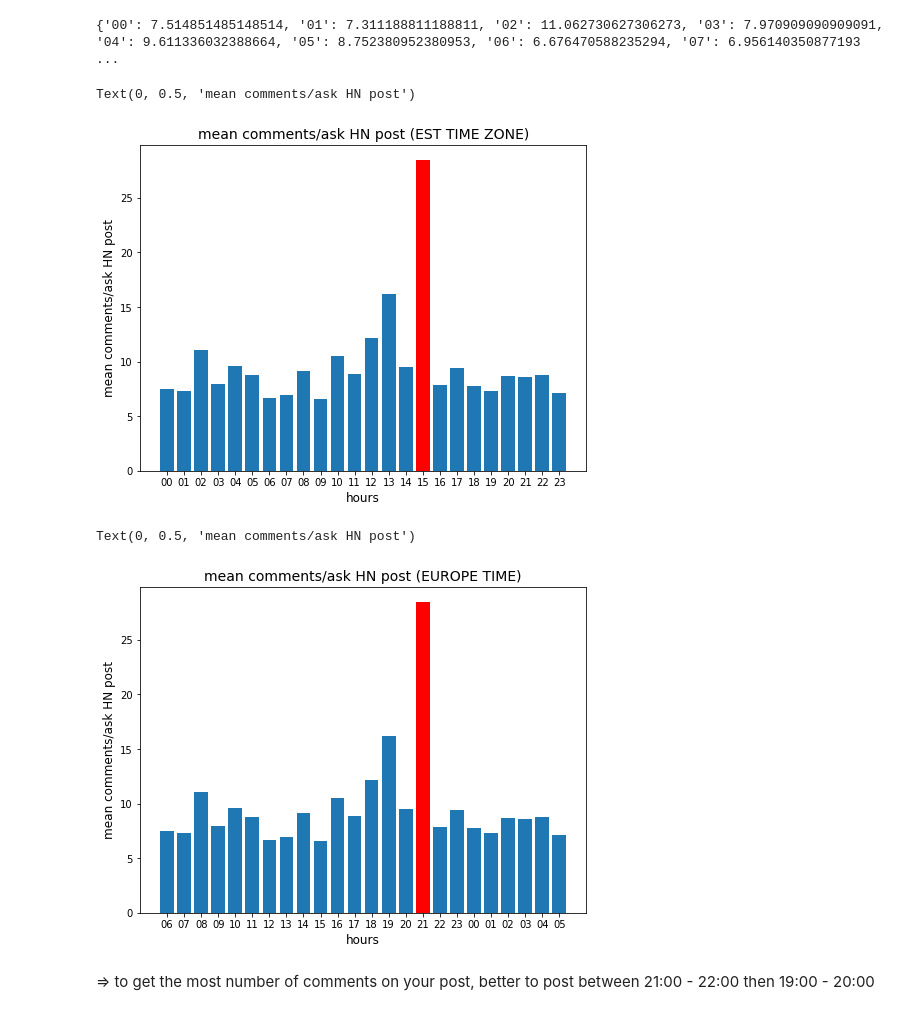
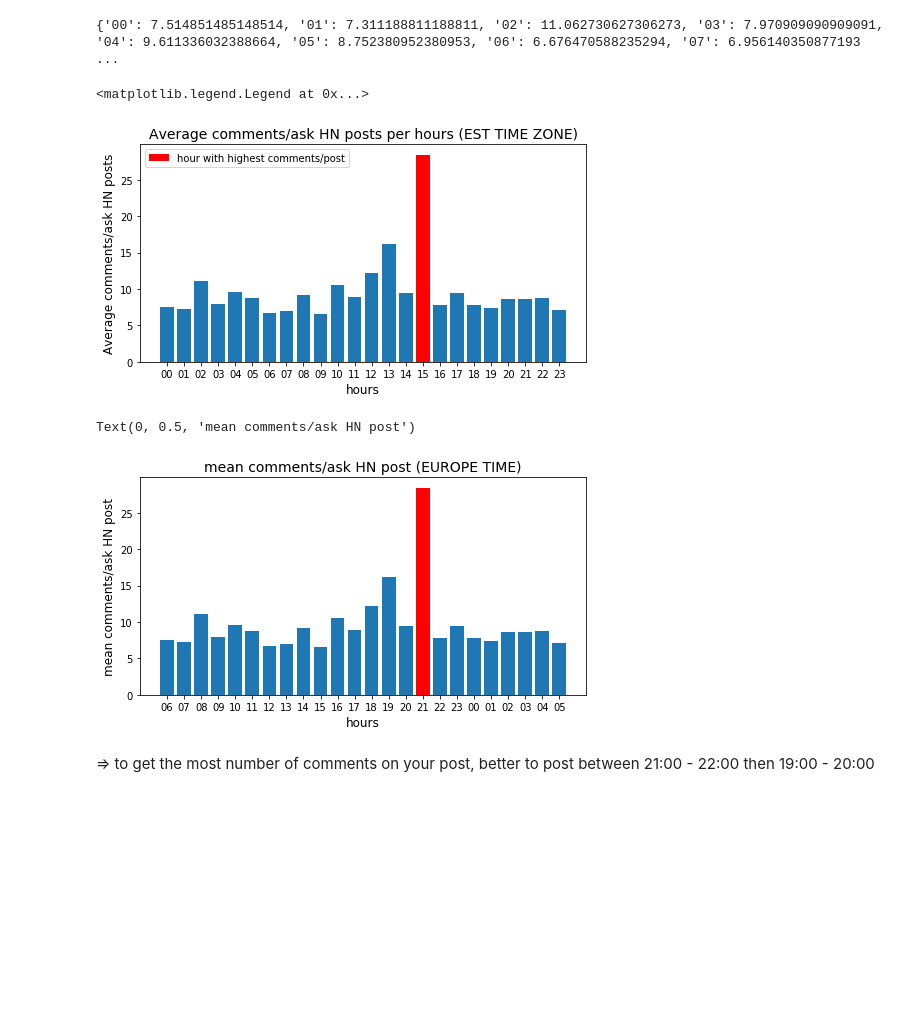
Before and after one commit to tfreyd/Reddit_post, a Jupyter notebook: Project2_hackerNewsPosts.ipynb, the cells around one changed output. Drawn from its saved outputs; the diff is of its cells as text; code cells hidden in the pictures; blank space fills up the shorter version.

```diff
--- a/Project2_hackerNewsPosts.ipynb
+++ b/Project2_hackerNewsPosts.ipynb
@@ -257,17 +257,19 @@ print(avg_by_hour)
 # %% [output]
 {'00': 7.514851485148514, '01': 7.311188811188811, '02': 11.062730627306273, '03': 7.970909090909091, '04': 9.611336032388664, '05': 8.752380952380953, '06': 6.676470588235294, '07': 6.956140350877193 ...
 # %%
-fig3=plt.figure(figsize=(8,6))
+fig3=plt.figure(figsize=(8,4))
 plt.bar(avg_by_hour.keys(),avg_by_hour.values())
 plt.bar(15,avg_by_hour['15'],
         color='red',
-        label='hightest comments/ ask HN post')
-plt.title('mean comments/ask HN post (EST TIME ZONE)',size=14)
+        label='hour with highest comments/post')
+plt.title('Average comments/ask HN posts per hours (EST TIME ZONE)',size=14)
 plt.xlabel('hours',size=12)
-plt.ylabel('mean comments/ask HN post',size=12)
+plt.ylabel('Average comments/ask HN posts',size=12)
+plt.legend()
+plt.savefig('3.average')
 # %% [output]
-Text(0, 0.5, 'mean comments/ask HN post')
+<matplotlib.legend.Legend at 0x...>
-[figure, old version]
+[figure, new version]
 # %%
 #transforming to european time
 europe_hours=[]
@@ -281,7 +283,7 @@ for hour in hours:
 # %%
 #repolot with for europe time (+6 hours)
 
-fig4=plt.figure(figsize=(8,6))
+fig4=plt.figure(figsize=(8,4))
 plt.bar(europe_hours,avg_by_hour.values())
 plt.bar(15,avg_by_hour['15'],color='red', label='hightest comments/ ask HN post')
 plt.title('mean comments/ask HN post (EUROPE TIME)',size=14)
@@ -289,7 +291,7 @@ plt.xlabel('hours',size=12)
 plt.ylabel('mean comments/ask HN post',size=12)
 # %% [output]
 Text(0, 0.5, 'mean comments/ask HN post')
-[figure, old version]
+[figure, new version]
 # %% [markdown]
 => to get the most number of comments on your post, better to post between 21:00 - 22:00 then 19:00 - 20:00
 # %% [markdown]
```
Also changed, not shown: parts of 2 cells of this notebook, 4 other files.
